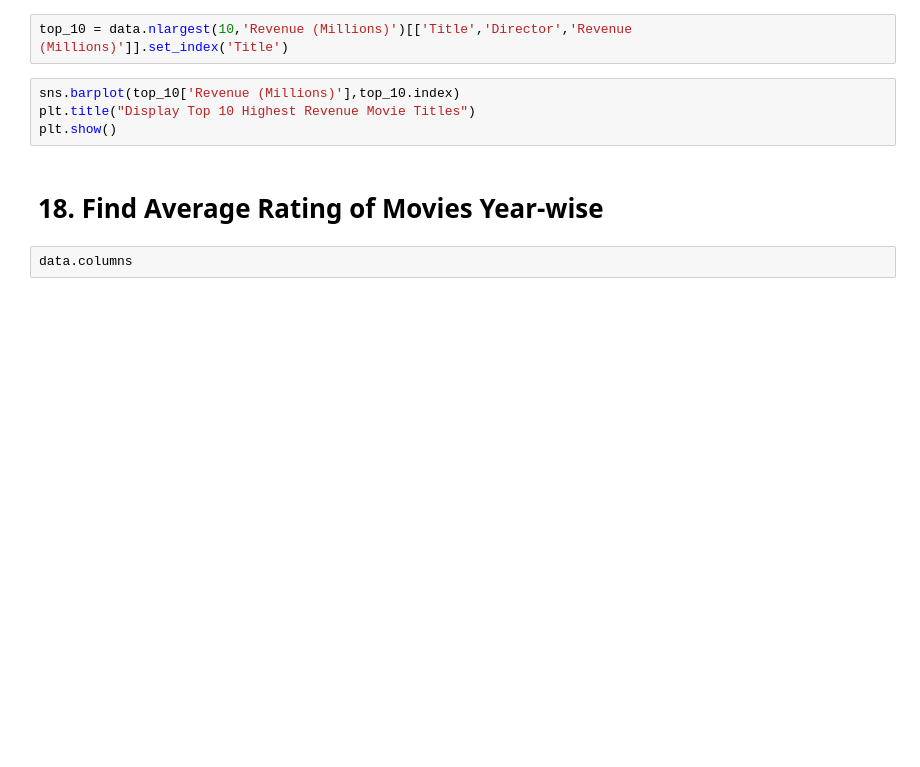
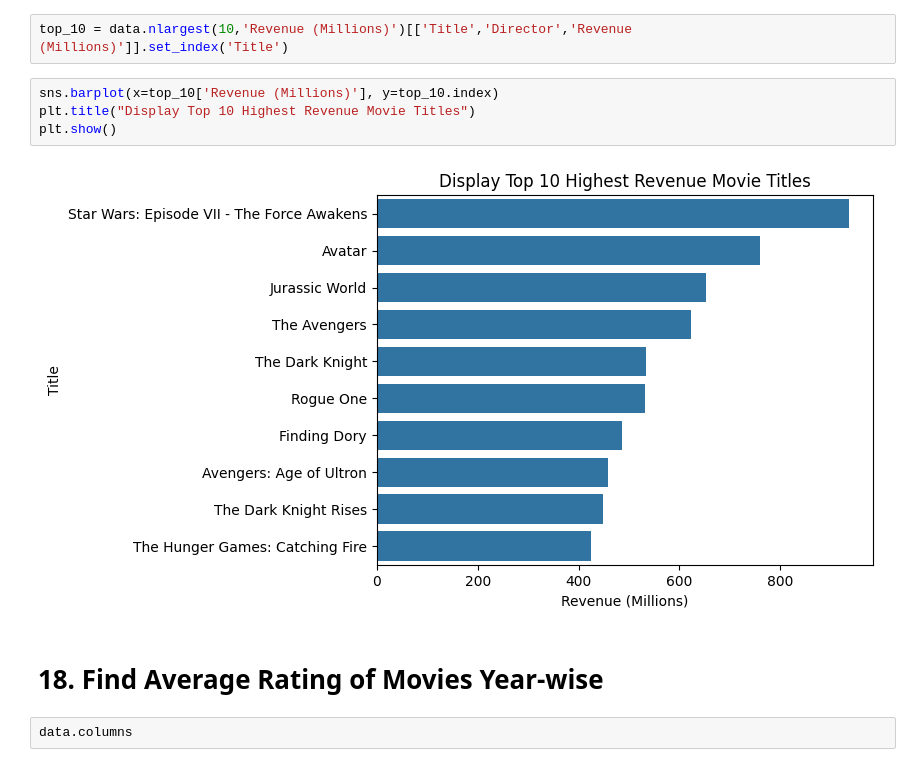
Before and after one commit to jaswanthBavi/IMDBAnalysis, a Jupyter notebook: notebookbd3f87ac8b.ipynb, the cells around one changed output. Drawn from its saved outputs; the diff is of its cells as text; blank space fills up the shorter version.

```diff
--- a/notebookbd3f87ac8b.ipynb
+++ b/notebookbd3f87ac8b.ipynb
@@ -216,9 +281,11 @@ data.sort_values(by='Revenue (Millions)',ascending=False).head(10)
 # %%
 top_10 = data.nlargest(10,'Revenue (Millions)')[['Title','Director','Revenue (Millions)']].set_index('Title')
 # %%
-sns.barplot(top_10['Revenue (Millions)'],top_10.index)
+sns.barplot(x=top_10['Revenue (Millions)'], y=top_10.index)
 plt.title("Display Top 10 Highest Revenue Movie Titles")
 plt.show()
+# %% [output]
+[figure, added]
 # %% [markdown]
 # 18.  Find Average Rating of Movies Year-wise
 # %%
```
Also changed, not shown: parts of 20 cells of this notebook.
